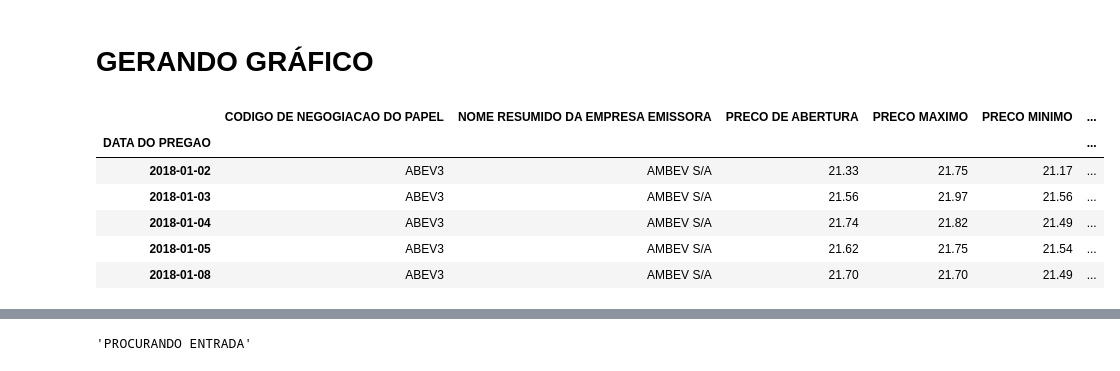
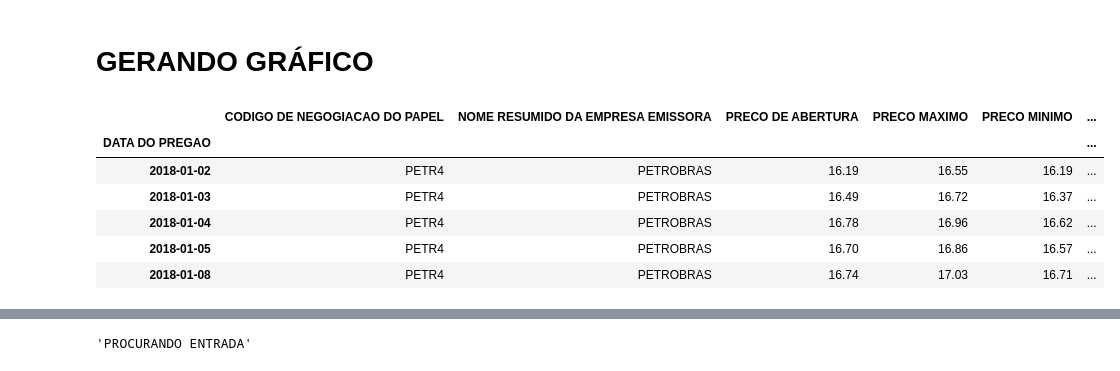
Before and after one commit to RodrigoCalderano/DOM-BOT, a Jupyter notebook: Jupyter/PandasHandler.ipynb, the cells around one changed output, grey strips where cells are left out. Cells and saved outputs as stored; diff of their text form; code cells hidden in the pictures.

```diff
--- a/Jupyter/PandasHandler.ipynb
+++ b/Jupyter/PandasHandler.ipynb
@@ -86,16 +75,16 @@ for bc_code in blue_chips:
 # %% [markdown]
 # GERANDO GRÁFICO
 # %%
-stock = pd.read_csv('HISTORICO_2018/ABEV3_2018', index_col = 'DATA DO PREGAO', parse_dates=True)
+stock = pd.read_csv('HISTORICO_2018/PETR4_2018', index_col = 'DATA DO PREGAO', parse_dates=True)
 stock.head()
 # %% [output]
 |  | CODIGO DE NEGOGIACAO DO PAPEL | NOME RESUMIDO DA EMPRESA EMISSORA | PRECO DE ABERTURA | PRECO MAXIMO | PRECO MINIMO | ... |
 | DATA DO PREGAO |  |  |  |  |  | ... |
-| 2018-01-02 | ABEV3 | AMBEV S/A | 21.33 | 21.75 | 21.17 | ... |
-| 2018-01-03 | ABEV3 | AMBEV S/A | 21.56 | 21.97 | 21.56 | ... |
-| 2018-01-04 | ABEV3 | AMBEV S/A | 21.74 | 21.82 | 21.49 | ... |
-| 2018-01-05 | ABEV3 | AMBEV S/A | 21.62 | 21.75 | 21.54 | ... |
-| 2018-01-08 | ABEV3 | AMBEV S/A | 21.70 | 21.70 | 21.49 | ... |
+| 2018-01-02 | PETR4 | PETROBRAS | 16.19 | 16.55 | 16.19 | ... |
+| 2018-01-03 | PETR4 | PETROBRAS | 16.49 | 16.72 | 16.37 | ... |
+| 2018-01-04 | PETR4 | PETROBRAS | 16.78 | 16.96 | 16.62 | ... |
+| 2018-01-05 | PETR4 | PETROBRAS | 16.70 | 16.86 | 16.57 | ... |
+| 2018-01-08 | PETR4 | PETROBRAS | 16.74 | 17.03 | 16.71 | ... |
 # %%
 params = {'legend.fontsize': 'medium',
           'figure.figsize': (15, 5),
```
Also changed, not shown: parts of 14 cells of this notebook, 6 other files.
